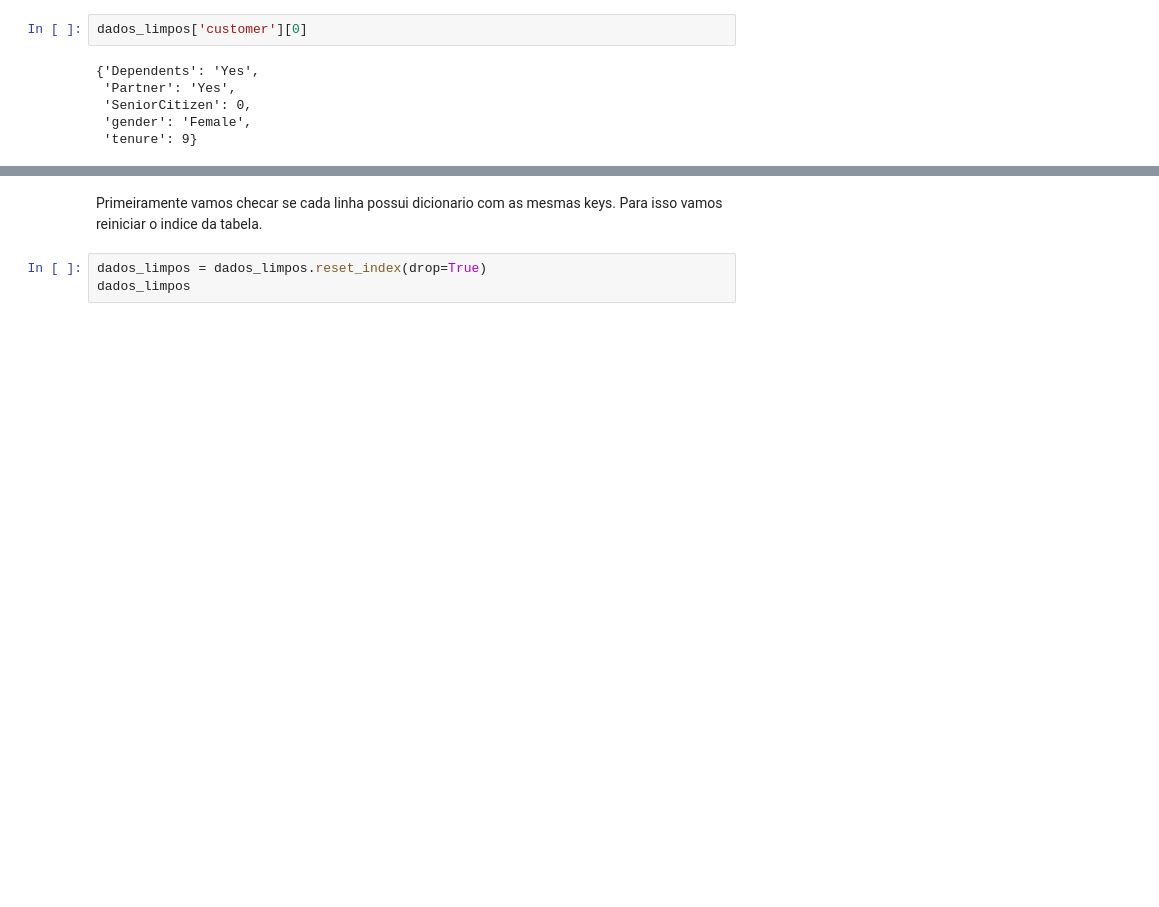
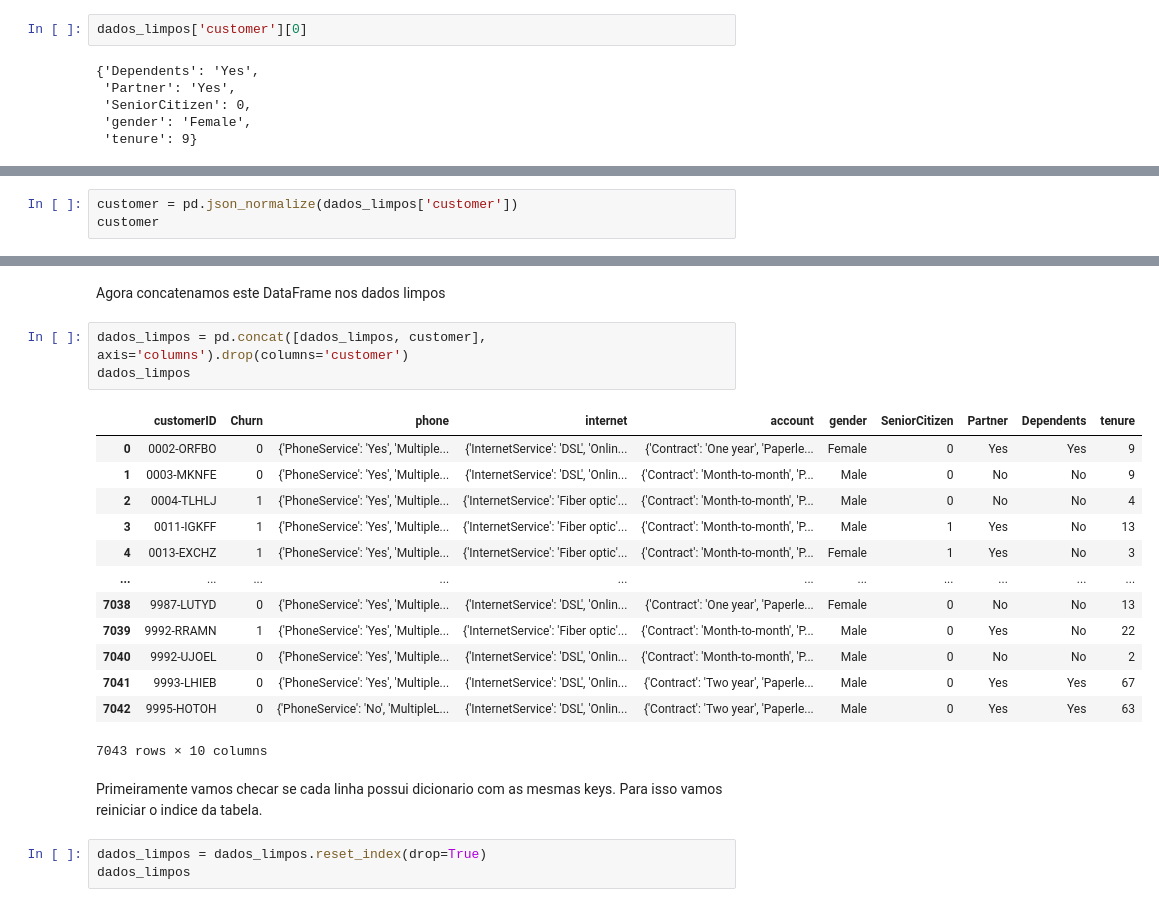
Before and after one commit to VitorFRodrigues/Alura_Challenges, a Jupyter notebook: notebook/Alura_Challenge_DataScience1.ipynb, the cells around one changed output, grey strips where cells are left out. Saved outputs shown, nothing was run; the diff lists cells and outputs as text; blank space fills up the shorter version.

```diff
--- a/notebook/Alura_Challenge_DataScience1.ipynb
+++ b/notebook/Alura_Challenge_DataScience1.ipynb
@@ -129,0 +132,3 @@ dados_limpos['customer'][0]
+# %%
+customer = pd.json_normalize(dados_limpos['customer'])
+customer
@@ -130,3 +149,22 @@ dados_limpos['customer'][0]
+# %% [markdown]
+Agora concatenamos este DataFrame nos dados limpos
+# %%
+dados_limpos = pd.concat([dados_limpos, customer], axis='columns').drop(columns='customer')
+dados_limpos
+# %% [output]
+|  | customerID | Churn | phone | internet | account | gender | SeniorCitizen | Partner | Dependents | tenure |
+| 0 | 0002-ORFBO | 0 | {'PhoneService': 'Yes', 'Multiple... | {'InternetService': 'DSL', 'Onlin... | {'Contract': 'One year', 'Paperle... | Female | 0 | Yes | Yes | 9 |
+| 1 | 0003-MKNFE | 0 | {'PhoneService': 'Yes', 'Multiple... | {'InternetService': 'DSL', 'Onlin... | {'Contract': 'Month-to-month', 'P... | Male | 0 | No | No | 9 |
+| 2 | 0004-TLHLJ | 1 | {'PhoneService': 'Yes', 'Multiple... | {'InternetService': 'Fiber optic'... | {'Contract': 'Month-to-month', 'P... | Male | 0 | No | No | 4 |
+| 3 | 0011-IGKFF | 1 | {'PhoneService': 'Yes', 'Multiple... | {'InternetService': 'Fiber optic'... | {'Contract': 'Month-to-month', 'P... | Male | 1 | Yes | No | 13 |
+| 4 | 0013-EXCHZ | 1 | {'PhoneService': 'Yes', 'Multiple... | {'InternetService': 'Fiber optic'... | {'Contract': 'Month-to-month', 'P... | Female | 1 | Yes | No | 3 |
+| ... | ... | ... | ... | ... | ... | ... | ... | ... | ... | ... |
+| 7038 | 9987-LUTYD | 0 | {'PhoneService': 'Yes', 'Multiple... | {'InternetService': 'DSL', 'Onlin... | {'Contract': 'One year', 'Paperle... | Female | 0 | No | No | 13 |
+| 7039 | 9992-RRAMN | 1 | {'PhoneService': 'Yes', 'Multiple... | {'InternetService': 'Fiber optic'... | {'Contract': 'Month-to-month', 'P... | Male | 0 | Yes | No | 22 |
+| 7040 | 9992-UJOEL | 0 | {'PhoneService': 'Yes', 'Multiple... | {'InternetService': 'DSL', 'Onlin... | {'Contract': 'Month-to-month', 'P... | Male | 0 | No | No | 2 |
+| 7041 | 9993-LHIEB | 0 | {'PhoneService': 'Yes', 'Multiple... | {'InternetService': 'DSL', 'Onlin... | {'Contract': 'Two year', 'Paperle... | Male | 0 | Yes | Yes | 67 |
+| 7042 | 9995-HOTOH | 0 | {'PhoneService': 'No', 'MultipleL... | {'InternetService': 'DSL', 'Onlin... | {'Contract': 'Two year', 'Paperle... | Male | 0 | Yes | Yes | 63 |
+7043 rows × 10 columns
 # %% [markdown]
 Primeiramente vamos checar se cada linha possui dicionario com as mesmas keys.
 Para isso vamos reiniciar o indice da tabela.
```
Also changed, not shown: parts of 8 cells of this notebook.
